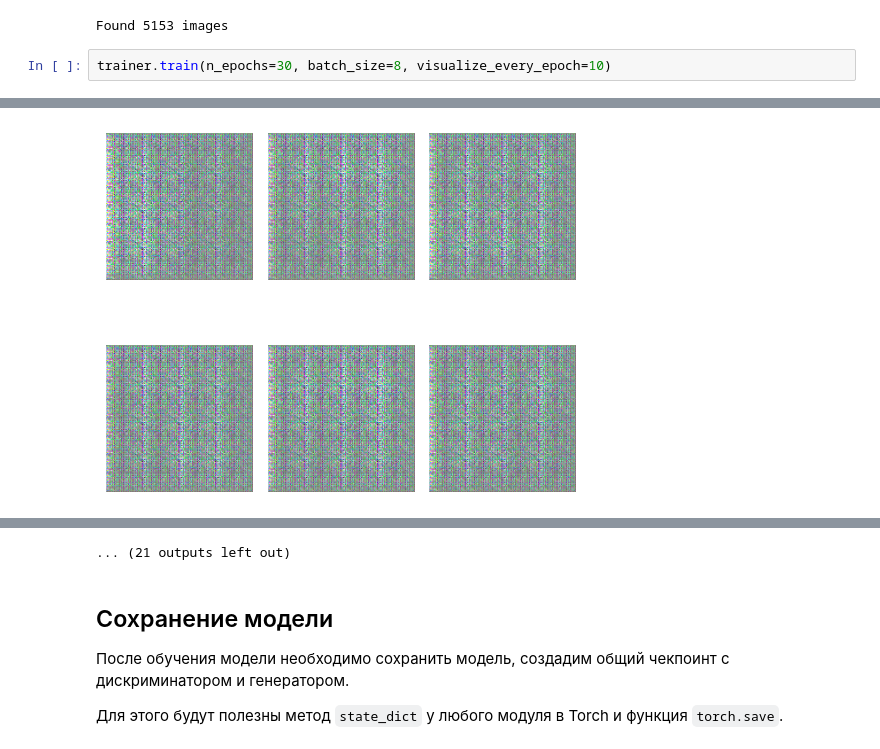
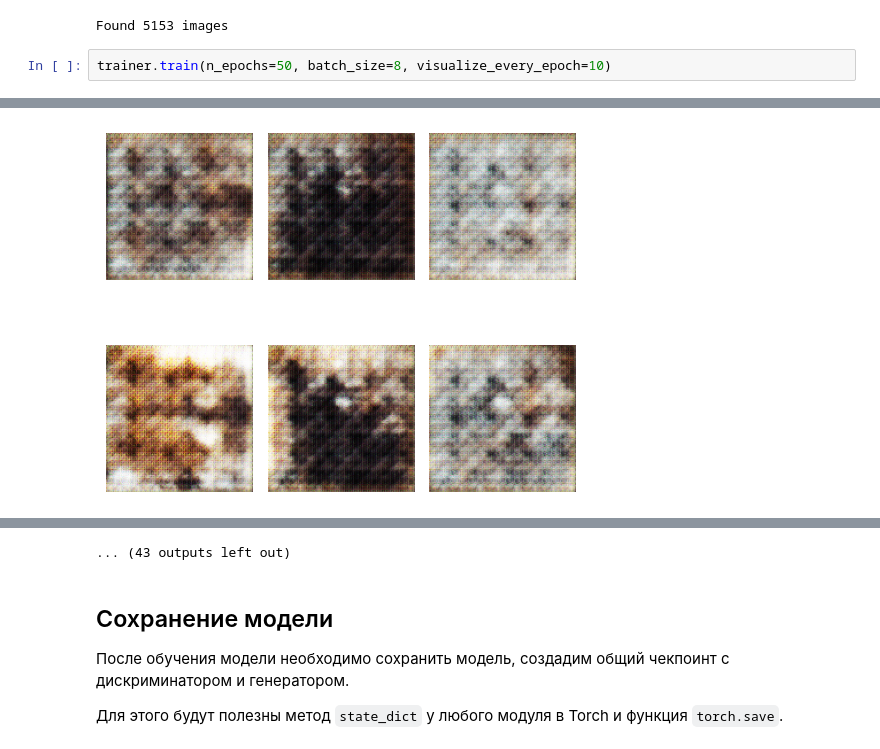
Before and after one commit to Ovoshchko/YadroMlSchool, a Jupyter notebook: Python/Hw/Hw9/topic4_pytorch.ipynb, the cells around one changed output, grey strips where cells are left out. Drawn from its saved outputs; the diff is of its cells as text.

```diff
--- a/Python/Hw/Hw9/topic4_pytorch.ipynb
+++ b/Python/Hw/Hw9/topic4_pytorch.ipynb
@@ -448,5 +463,5 @@ trainer = GANTrainer(generator, discriminator, dataset, device)
 # %% [output]
 Found 5153 images
 # %%
-trainer.train(n_epochs=30, batch_size=8, visualize_every_epoch=10)
+trainer.train(n_epochs=50, batch_size=8, visualize_every_epoch=10)
 # %% [output]
@@ -462 +477 @@ Epoch 9 | Discriminator loss: 0.0025 | Generator loss: 0.6931
-[figure, old version]
+[figure, new version]
@@ -465,4 +480,4 @@ Epoch 11 | Discriminator loss: 0.0000 | Generator loss: 0.6931
-... (21 outputs left out)
+... (43 outputs left out)
 # %% [markdown]
 ## Сохранение модели
 
```
Also changed, not shown: parts of 4 cells of this notebook, 1 other file.
